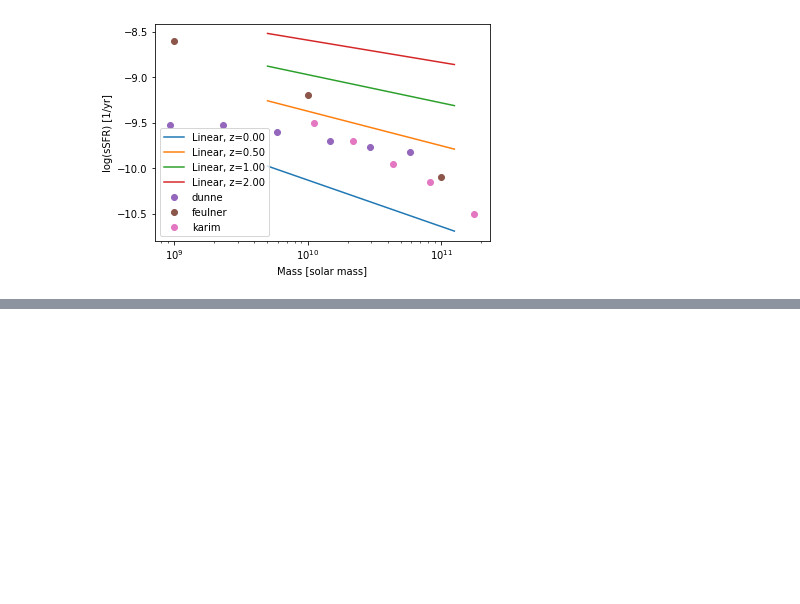
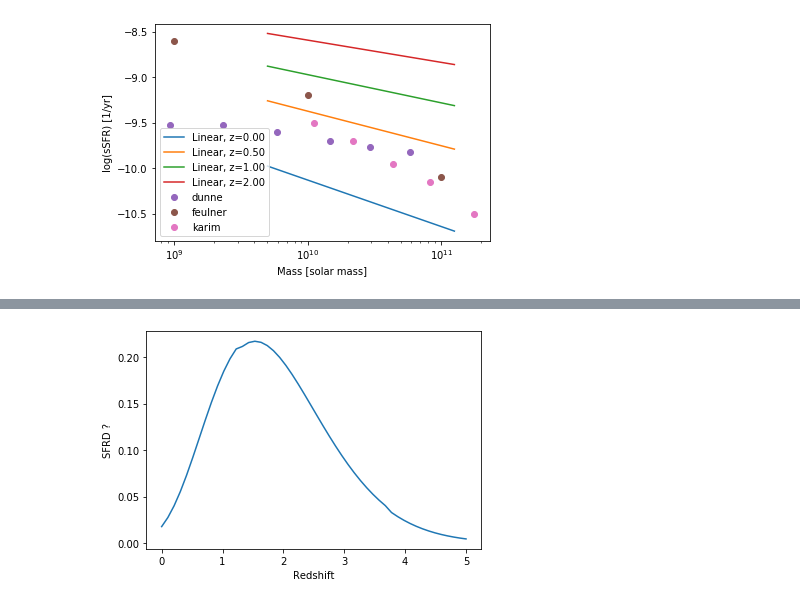
Before and after one commit to eklem1/GalaxySim, a Jupyter notebook: SFRs.ipynb, the cells around one changed output, grey strips where cells are left out. Saved outputs shown, nothing was run; the diff lists cells and outputs as text; code cells hidden in the pictures; blank space fills up the shorter version.

```diff
--- a/SFRs.ipynb
+++ b/SFRs.ipynb
@@ -224,0 +217,23 @@ z = np.linspace(.1, 4, 100)
+# %%
+#for each mass, get sfr (sSFR) * number density of that mass
+# then 'integrate' over all the masses
+
+pop = GalaxyHOD.GalaxyHOD()
+bins = np.logspace(9.5, 11.5)
+
+Zs = np.linspace(0, 5, 50)
+inter = []
+
+for z in Zs:
+    numberD = pop.StellarMassFunction(z, bins) #need to add an option to suppress the message
+
+    SFR = 10**phi(z, bins)/bins # cause we don't want the value loged i think?
+
+    dbin = [] #does this get the right bins?
+    for i in range(0, len(bins) - 1):
+        dbin.append(bins[i+1]-bins[i])
+
+    SFRD = np.sum( numberD[:-1] * SFR[:-1] * dbin )
+
+#     print(SFRD)
+    inter.append(SFRD)
@@ -224,0 +258,12 @@ z = np.linspace(.1, 4, 100)
+# %%
+# print(len(inter))
+
+pl.plot(Zs, inter)
+# pl.legend()
+pl.ylabel('SFRD ?')
+pl.xlabel('Redshift')
+# pl.title('')
+
+pl.show()
+# %% [output]
+[figure, added]
```
Also changed, not shown: parts of 8 cells of this notebook, 2 other files.
